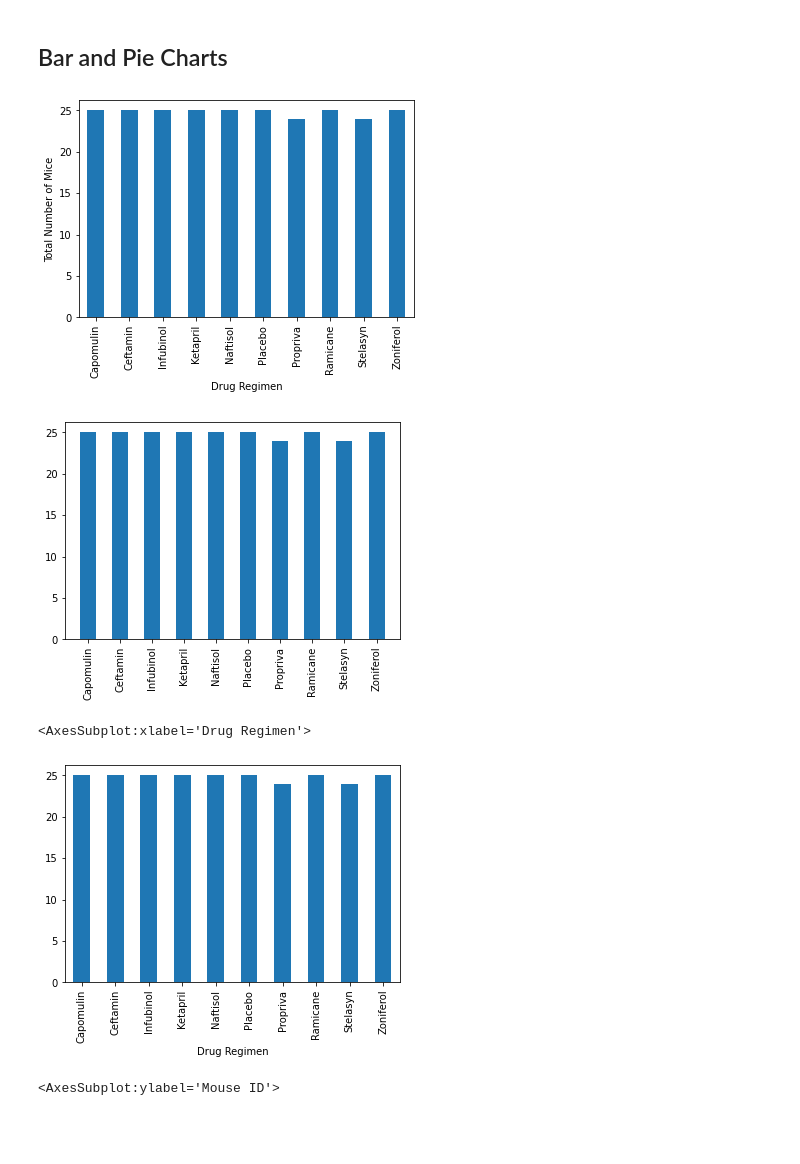
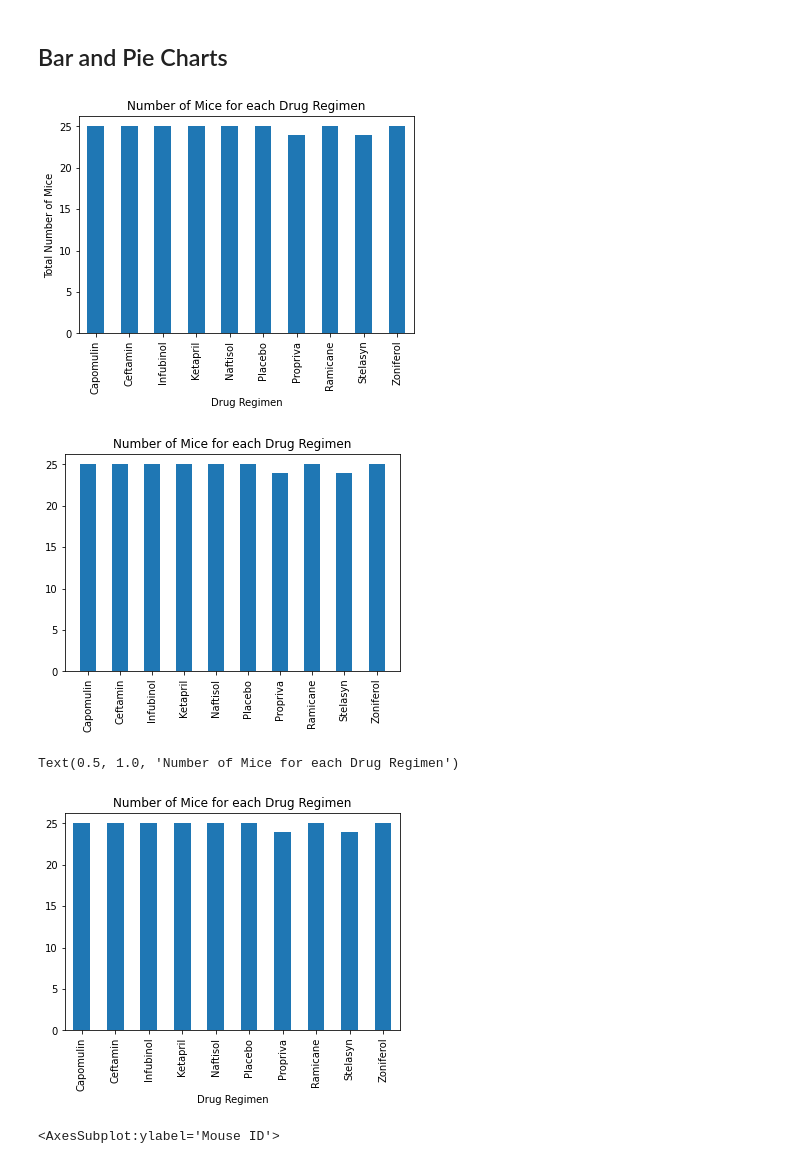
Before and after one commit to FernB/Matplotlib_Homework, a Jupyter notebook: Pymaceuticals/pymaceuticals_starter.ipynb, the cells around one changed output. Saved outputs shown, nothing was run; the diff lists cells and outputs as text; code cells hidden in the pictures; blank space fills up the shorter version.

```diff
--- a/Pymaceuticals/pymaceuticals_starter.ipynb
+++ b/Pymaceuticals/pymaceuticals_starter.ipynb
@@ -90,26 +90,29 @@ remove_duplicate.groupby("Drug Regimen").agg({"Tumor Volume (mm3)":["mean","medi
 # %%
 # Generate a bar plot showing the total number of mice for each treatment throughout the course of the study using pandas.
 totalmice = remove_duplicate.groupby("Drug Regimen")["Mouse ID"].nunique()
 totalmice.plot(kind ='bar')
+plt.title('Number of Mice for each Drug Regimen')
 plt.ylabel('Total Number of Mice')
 plt.show()
 # %% [output]
-[figure, old version]
+[figure, new version]
 # %%
 # Generate a bar plot showing the total number of mice for each treatment throughout the course of the study using pyplot.
 
 #plt.bar(totalmice)
 plt.bar(range(len(totalmice)), totalmice, tick_label = totalmice.index, width = 0.5)
 plt.xticks(rotation="vertical")
+plt.title('Number of Mice for each Drug Regimen')
 #plt.bar('Drug Regimen', 'Mouse ID', data = remove_duplicate)
 plt.show()
 # %% [output]
-[figure, old version]
+[figure, new version]
 # %%
 remove_duplicate.groupby("Drug Regimen")["Mouse ID"].nunique().plot(kind = 'bar')
+plt.title('Number of Mice for each Drug Regimen')
 # %% [output]
-<AxesSubplot:xlabel='Drug Regimen'>
+Text(0.5, 1.0, 'Number of Mice for each Drug Regimen')
-[figure, old version]
+[figure, new version]
 # %%
 # Generate a pie plot showing the distribution of female versus male mice using pandas
 sexmice = remove_duplicate.groupby("Sex")["Mouse ID"].nunique()
```
Also changed, not shown: parts of 6 cells of this notebook.
